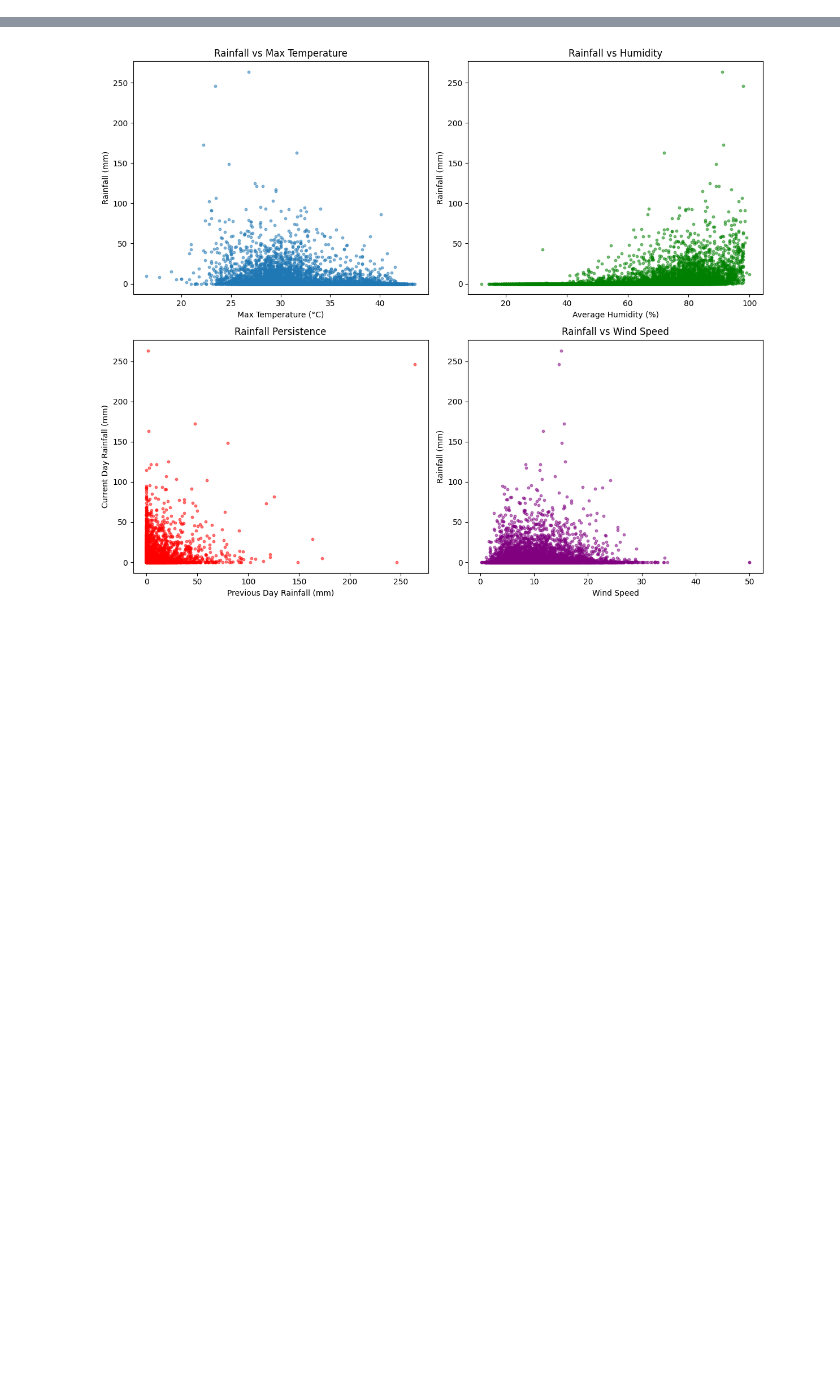
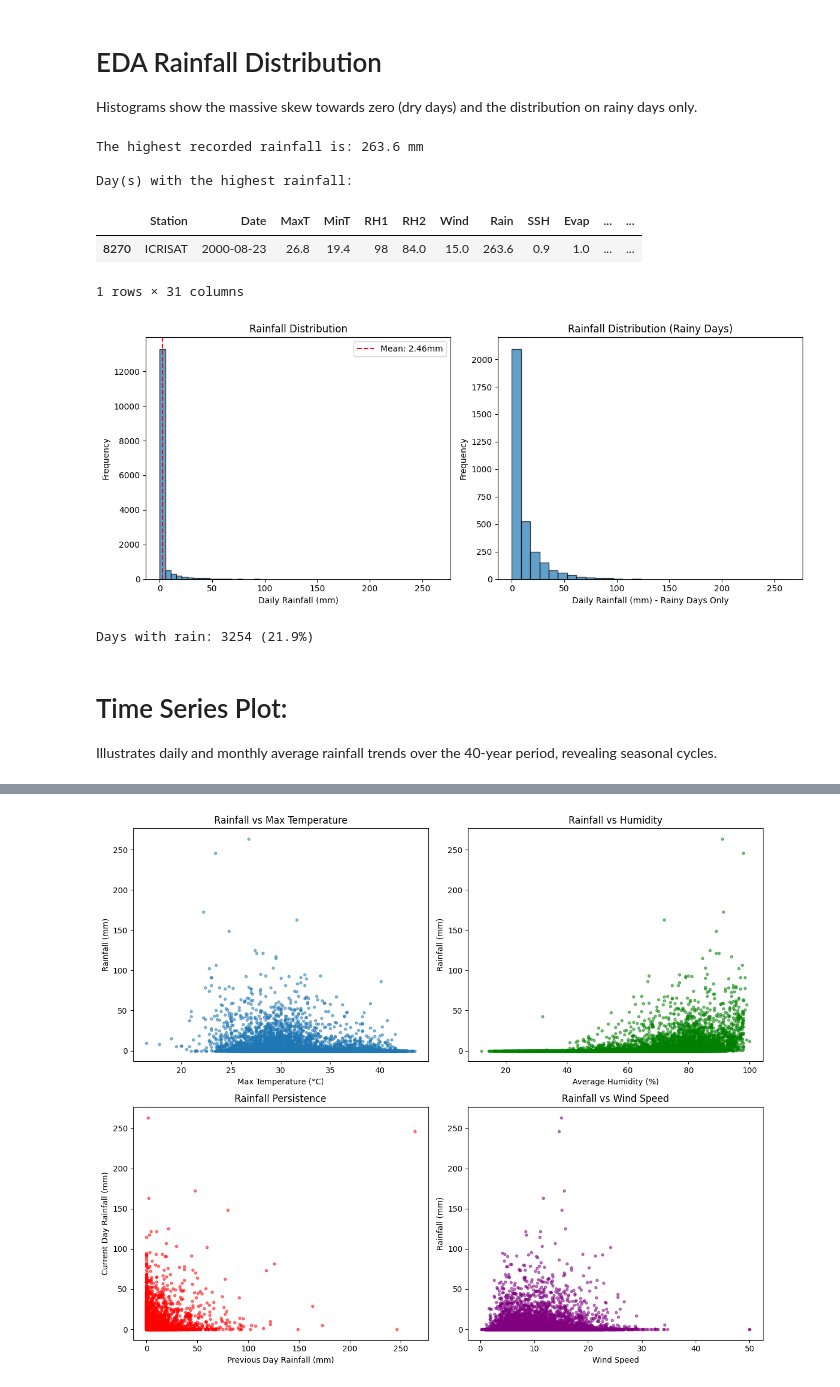
Before and after one commit to kennethkimosop/weather-forecast-project, a Jupyter notebook: Forecast.ipynb, the cells around one changed output, grey strips where cells are left out. Cells and saved outputs as stored; diff of their text form; code cells hidden in the pictures; blank space fills up the shorter version.

Commit message:
dd complete ML project files: README, notebook, data, images, and requirements

```diff
--- a/Forecast.ipynb
+++ b/Forecast.ipynb
@@ -419,0 +135,16 @@ Name: Rain, dtype: float64
+# %%
+# Forward/backward fill for weather cols (original)
+weather_cols = ['MaxT', 'MinT', 'RH1', 'RH2', 'Wind', 'Rain', 'Radiation']
+for col in weather_cols:
+    if col in df.columns:
+        before = df[col].isnull().sum()
+        df[col] = df[col].fillna(method='ffill').fillna(method='bfill')
+        after = df[col].isnull().sum()
+        if before > 0:
+            print(f"{col}: {before} → {after} missing values")
+
+# Handling for Radiation
+df['Radiation'].fillna(df['Radiation'].mean(), inplace=True)
+
+print("\nMissing values after handling:")
+print(df.isnull().sum())
@@ -419,0 +257,44 @@ Name: Rain, dtype: float64
+# %% [markdown]
+# EDA  Rainfall Distribution
+Histograms show the massive skew towards zero (dry days) and the distribution on rainy days only.
+# %%
+# Rainfall distribution (combined from both)
+max_rainfall = df["Rain"].max()
+print(f"The highest recorded rainfall is: {max_rainfall} mm")
+
+highest_rain_days = df[df["Rain"] == max_rainfall]
+print("\nDay(s) with the highest rainfall:")
+display(highest_rain_days)
+
+plt.figure(figsize=(12, 5))
+
+plt.subplot(1, 2, 1)
+plt.hist(df['Rain'], bins=50, alpha=0.7, edgecolor='black')
+plt.axvline(df['Rain'].mean(), color='red', linestyle='--', label=f'Mean: {df["Rain"].mean():.2f}mm')
+plt.xlabel('Daily Rainfall (mm)')
+plt.ylabel('Frequency')
+plt.title('Rainfall Distribution')
+plt.legend()
+
+plt.subplot(1, 2, 2)
+plt.hist(df[df['Rain'] > 0]['Rain'], bins=30, alpha=0.7, edgecolor='black')
+plt.xlabel('Daily Rainfall (mm) - Rainy Days Only')
+plt.ylabel('Frequency')
+plt.title('Rainfall Distribution (Rainy Days)')
+
+plt.tight_layout()
+plt.show()
+
+print(f"Days with rain: {(df['Rain'] > 0).sum()} ({(df['Rain'] > 0).mean()*100:.1f}%)")
+# %% [output]
+The highest recorded rainfall is: 263.6 mm
+
+Day(s) with the highest rainfall:
+|  | Station | Date | MaxT | MinT | RH1 | RH2 | Wind | Rain | SSH | Evap | ... | ... |
+| 8270 | ICRISAT | 2000-08-23 | 26.8 | 19.4 | 98 | 84.0 | 15.0 | 263.6 | 0.9 | 1.0 | ... | ... |
+1 rows × 31 columns
+[figure, added]
+Days with rain: 3254 (21.9%)
+# %% [markdown]
+# Time Series Plot:
+ Illustrates daily and monthly average rainfall trends over the 40-year period, revealing seasonal cycles.
```
Also changed, not shown: parts of 168 cells of this notebook, 6 other files.
